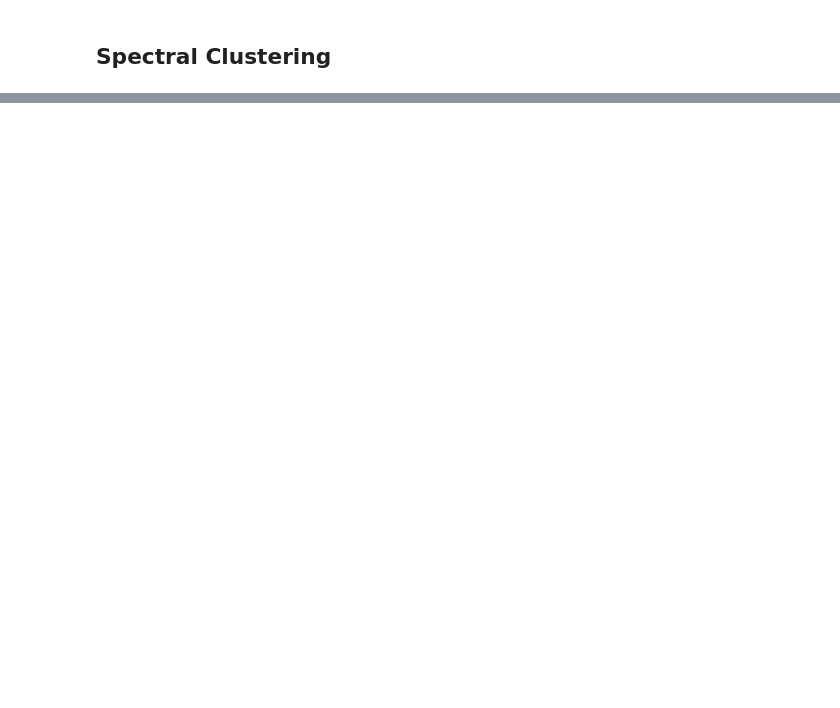
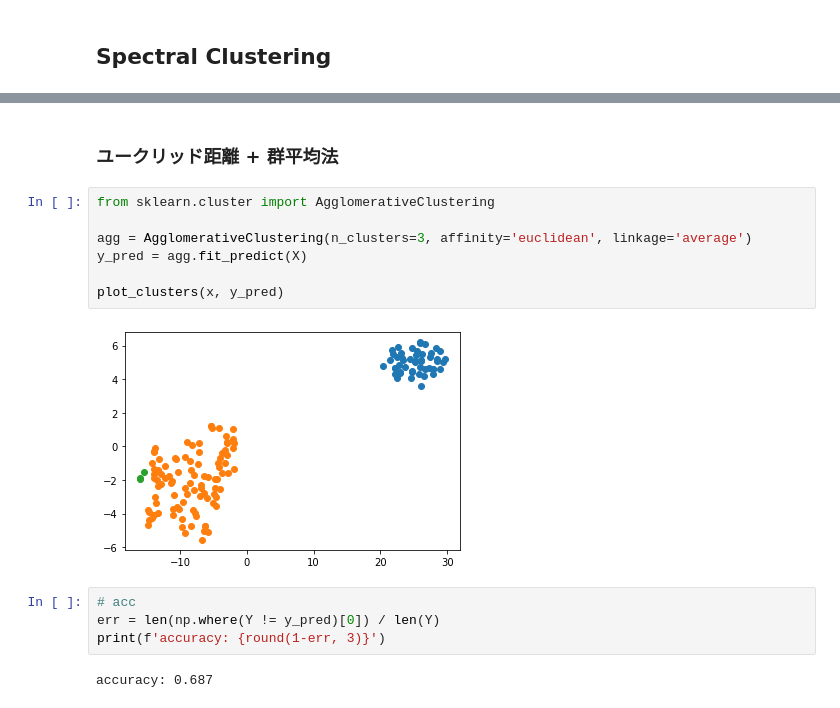
Before and after one commit to 510t/ML, a Jupyter notebook: clustering.ipynb, the cells around one changed output, grey strips where cells are left out. Cells and saved outputs as stored; diff of their text form; blank space fills up the shorter version.

```diff
--- a/clustering.ipynb
+++ b/clustering.ipynb
@@ -81,0 +107,17 @@ accuracy: 0.847
+# %% [markdown]
+### ユークリッド距離 + 群平均法
+# %%
+from sklearn.cluster import AgglomerativeClustering
+
+agg = AgglomerativeClustering(n_clusters=3, affinity='euclidean', linkage='average')
+y_pred = agg.fit_predict(X)
+
+plot_clusters(x, y_pred)
+# %% [output]
+[figure, added]
+# %%
+# acc
+err = len(np.where(Y != y_pred)[0]) / len(Y)
+print(f'accuracy: {round(1-err, 3)}')
+# %% [output]
+accuracy: 0.687
```
Also changed, not shown: parts of 11 cells of this notebook.
